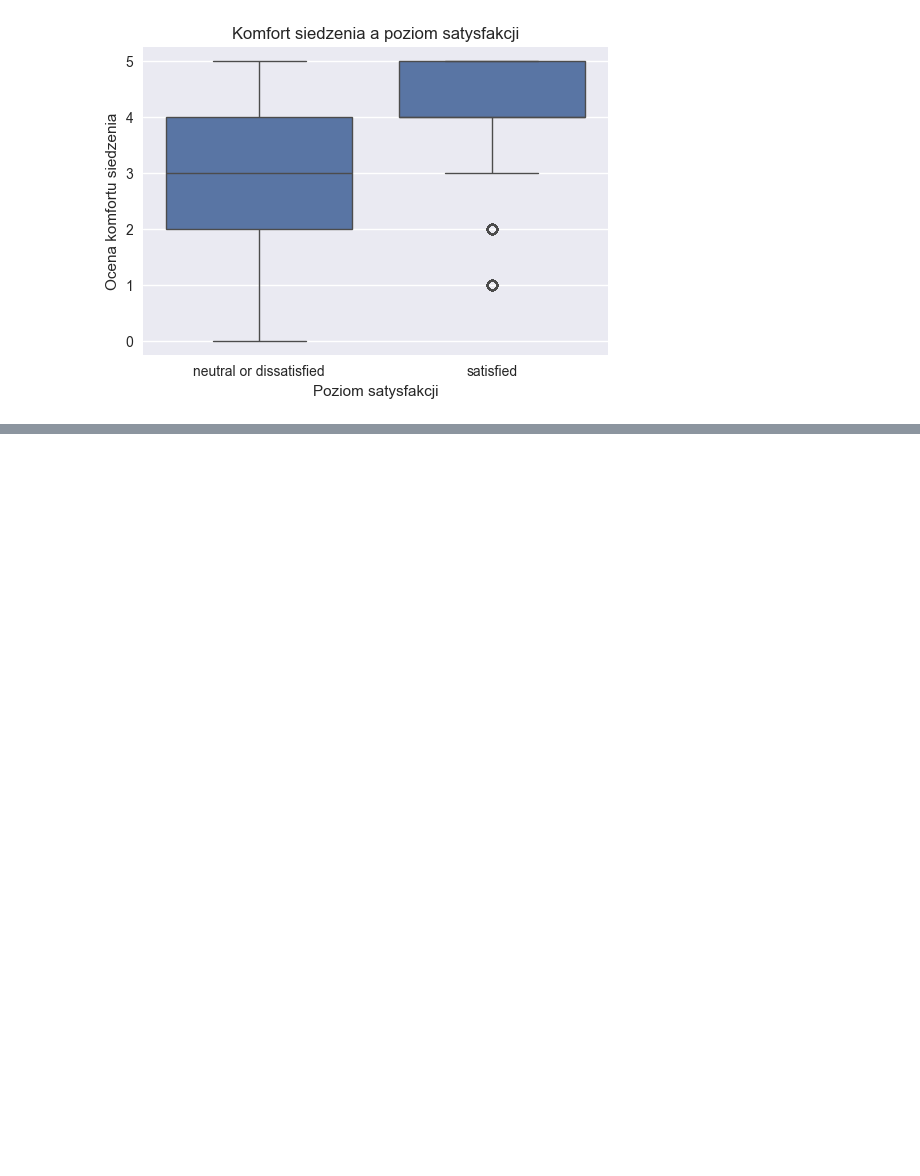
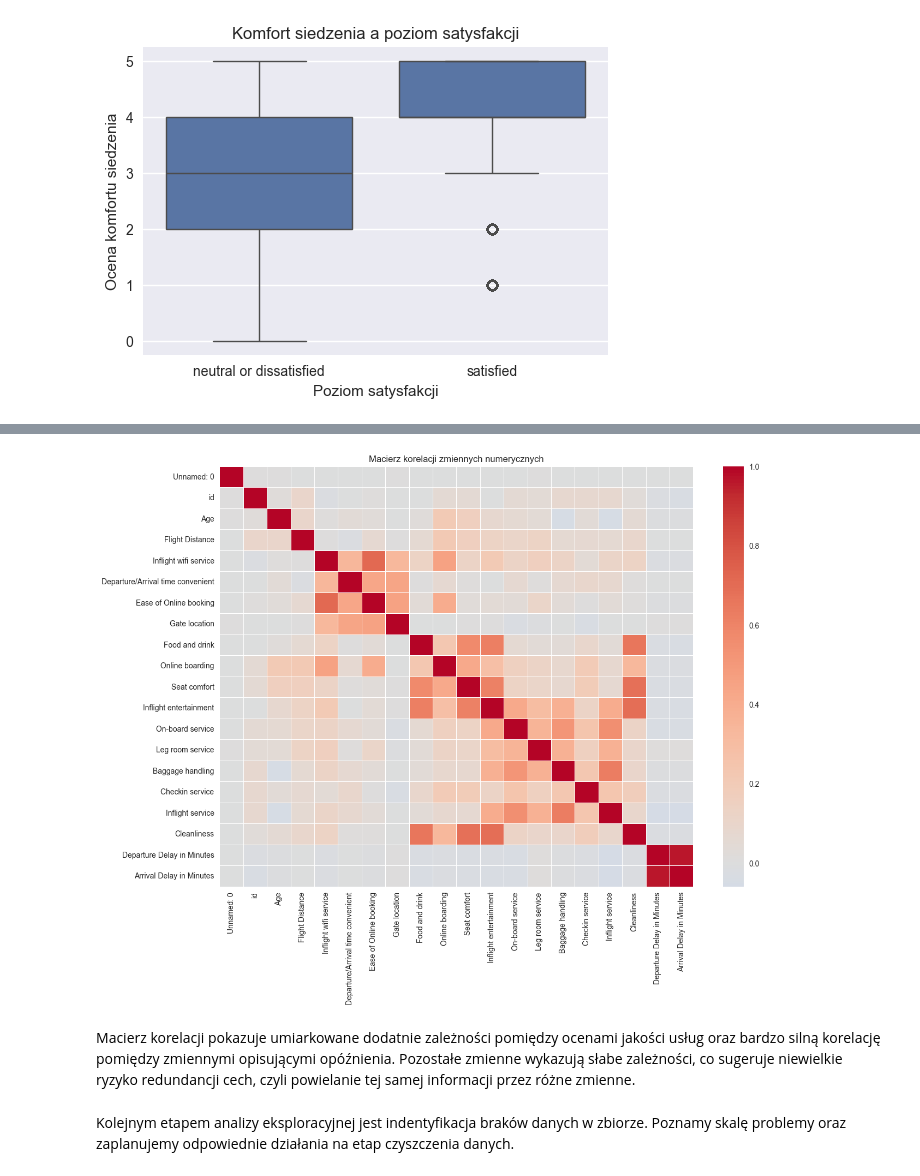
Before and after one commit to wzdrodowska/airline-passenger-satisfaction, a Jupyter notebook: Raport z analizy i modelowania zbioru danych Airline Passenger Satisfaction.ipynb, the cells around one changed output, grey strips where cells are left out. Saved outputs shown, nothing was run; the diff lists cells and outputs as text; code cells hidden in the pictures; blank space fills up the shorter version.

```diff
--- a/Raport z analizy i modelowania zbioru danych Airline Passenger Satisfaction.ipynb
+++ b/Raport z analizy i modelowania zbioru danych Airline Passenger Satisfaction.ipynb
@@ -233,0 +262,3 @@ plt.show()
+# %%
+numeric_cols = train_df.select_dtypes(include="number").columns
+numeric_cols
@@ -233,0 +274,18 @@ plt.show()
+# %%
+corr_matrix = train_df[numeric_cols].corr()
+
+plt.figure(figsize=(14,10))
+sns.heatmap(
+    corr_matrix,
+    cmap="coolwarm",
+    center=0,
+    linewidths=0.5
+)
+plt.title("Macierz korelacji zmiennych numerycznych")
+plt.show()
+# %% [output]
+[figure, added]
+# %% [markdown]
+Macierz korelacji pokazuje umiarkowane dodatnie zależności pomiędzy ocenami jakości usług oraz bardzo silną korelację pomiędzy zmiennymi opisującymi opóźnienia. Pozostałe zmienne wykazują słabe zależności, co sugeruje niewielkie ryzyko redundancji cech, czyli powielanie tej samej informacji przez różne zmienne.
+# %% [markdown]
+Kolejnym etapem analizy eksploracyjnej jest indentyfikacja braków danych w zbiorze. Poznamy skalę problemy oraz zaplanujemy odpowiednie działania na etap czyszczenia danych.
```
Also changed, not shown: parts of 36 cells of this notebook.
